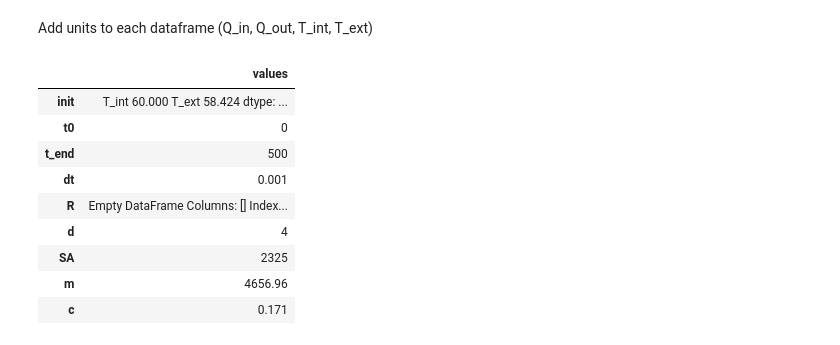
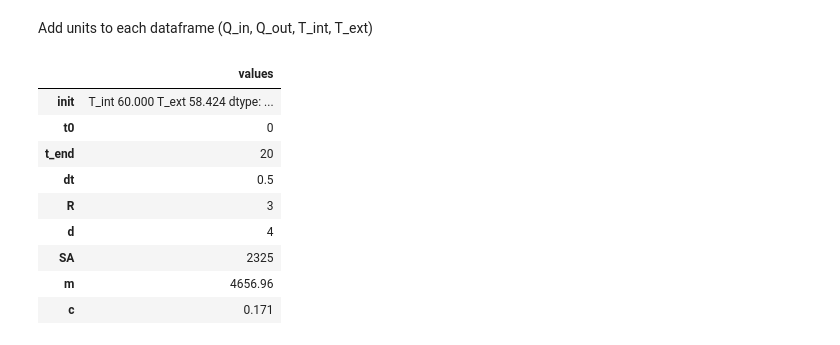
Before and after one commit to cwilklow/insulator, a Jupyter notebook: Insulator.ipynb, the cells around one changed output. Drawn from its saved outputs; the diff is of its cells as text; code cells hidden in the pictures.

```diff
--- a/Insulator.ipynb
+++ b/Insulator.ipynb
@@ -89,37 +81,37 @@ def make_system(init, R, d, SA, m, c):
 
 
     t0 = 0
-    t_end = 500
-    dt = 0.001
+    t_end = 20
+    dt = .5
 
     return System(init=init, t0=t0, t_end=t_end, dt=dt, R=R, d=d, SA=SA, m=m, c=c)
 # %%
 init = State(T_int=60, T_ext=get_first_value(ext_data.T_ext)*9/5+32)
 R = 3 #ft^2*deg5/btu/hr/in
 d = 4 #inches
 
 #room dimensions
-l = 6 #ft
-w = 6 #ft
-h = 6 #ft
+l = 6 #m
+w = 6 #m
+h = 6 #m
 
 SA = (l * w * 4 + h * l * 2) * 10.7639 #ft^2
 V = l * w * h #m^3
 
 rho = 1 #density of air
 g = 9.8 #m/s^2, acceleration due to gravity
 m = (rho * V * g) * 2.2 #mass of air in room in lb
 
 c = 0.171 #btu/lbm*R
 
-system = make_system(init, R_data, d, SA, m, c)
+system = make_system(init, R, d, SA, m, c)
 # %% [output]
 |  | values |
 | init | T_int 60.000 T_ext 58.424 dtype: ... |
 | t0 | 0 |
-| t_end | 500 |
-| dt | 0.001 |
-| R | Empty DataFrame Columns: [] Index... |
+| t_end | 20 |
+| dt | 0.5 |
+| R | 3 |
 | d | 4 |
 | SA | 2325 |
 | m | 4656.96 |
```
Also changed, not shown: parts of 6 cells of this notebook.
